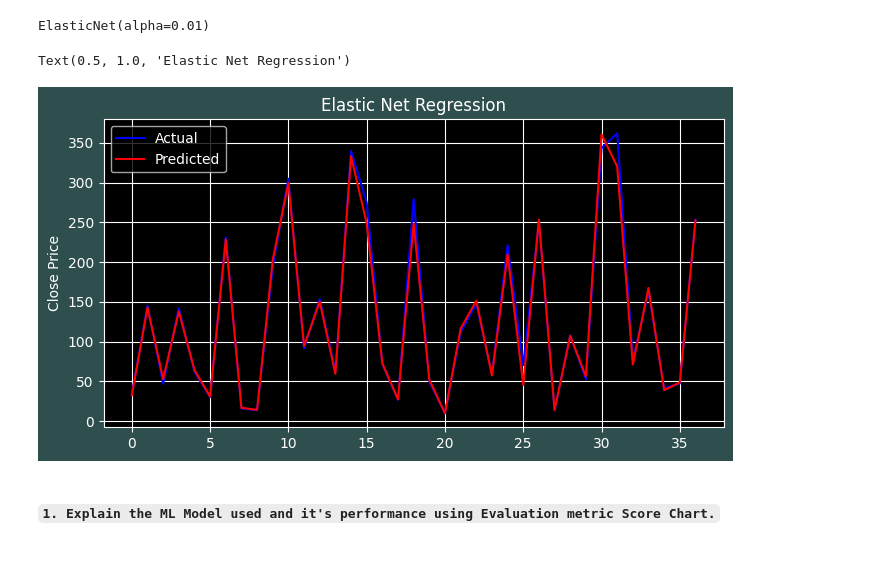
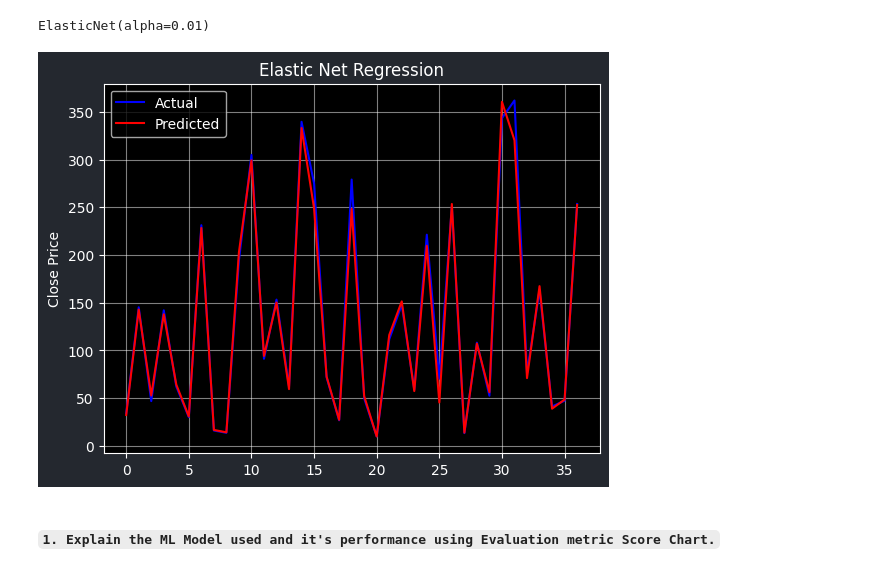
Before and after one commit to Rudraashish7/Capstone-Project-SupervisedML-Regression-Yes-Bank-Stock-Closing-Price-Prediction, a Jupyter notebook: Yes_Bank_Stock_Closing_Price_Prediction(Capstone_Project_Supervised_ML_Regression).ipynb, the cells around one changed output. Cells and saved outputs as stored; diff of their text form; code cells hidden in the pictures.

```diff
--- a/Yes_Bank_Stock_Closing_Price_Prediction(Capstone_Project_Supervised_ML_Regression).ipynb
+++ b/Yes_Bank_Stock_Closing_Price_Prediction(Capstone_Project_Supervised_ML_Regression).ipynb
@@ -748,10 +779,16 @@ No missing values were found in the dataset, as confirmed earlier. Therefore, th
 ### **`2. Handling Outliers`**
 # %%
 # Create a figure with a size of 10x6 inches
-plt.figure(figsize=(10, 6))
+fig = plt.figure(figsize=(10, 6))
+
+# Set the background colors for the figure and axes
+plot_bgcolor = (36/255, 40/255, 47/255, 1)  # RGB values divided by 255, with alpha=1 for full opacity
+paper_bgcolor = (51/255, 56/255, 66/255, 1)
+
+fig.patch.set_facecolor(plot_bgcolor)  # Set the background color of the figure
 
 # Add a super title to the plot
-plt.suptitle('Studying the Outliers after Log Transformation')
+plt.suptitle('Studying the Outliers after Log Transformation', color='white', fontsize=16)
 
 # Define a list of colors for the boxplots
 color_list = ['blue', 'green', 'red', 'grey']
@@ -764,9 +801,14 @@ for i, column in enumerate(stock_df.columns):
     # Apply a log transformation to the column and create a boxplot
     sns.boxplot(x=np.log10(stock_df[column]), color=color_list[i])
 
+    # Set the background color of the axes
+    plt.gca().patch.set_facecolor(paper_bgcolor)
+
     # Add a title to each subplot
-    plt.title(column)
+    plt.title(column, color='white')
 
 # Adjust the layout of the subplots
 plt.tight_layout()
+
+plt.show()
 # %% [output]
@@ -1508,32 +1592,33 @@ ElasticNet(alpha=0.01)
 
 y_pred_elasticnet = elasticnet.predict(X_test)
 # %%
-# Importing the libraries
-import matplotlib.pyplot as plt
+# Set the background colors for the figure
+plot_bgcolor = (36/255, 40/255, 47/255, 1)  # RGB values divided by 255, with alpha=1 for full opacity
 
-# Create a figure with a specified size
-plt.figure(figsize=(8, 4))
+plt.gcf().patch.set_facecolor(plot_bgcolor)  # Set the background color of the figure
 
-# Plot the actual Close prices from the test set
+# Plot the actual Close prices from the test set in blue
 plt.plot(np.array(10**y_test), color='blue')
 
-# Plot the predicted Close prices from the ElasticNet regression model
+# Plot the predicted Close prices from the ElasticNet regression model in red
 plt.plot(10**y_pred_elasticnet, color='red')
 
 # Set the y-axis label
 plt.ylabel("Close Price")
 
 # Add grid lines to the plot
-plt.grid(True)
+plt.grid(True, alpha=0.5)  # Set the alpha value for grid lines
 
 # Add a legend for the plotted lines
 plt.legend(["Actual", "Predicted"])
 
-# Set the title of the plot
-plt.title("Elastic Net Regression")
+# Set the title of the plot with white color
+plt.title("Elastic Net Regression", color='white')
+
+# Display the plot
+plt.show()
 # %% [output]
-Text(0.5, 1.0, 'Elastic Net Regression')
-[figure, old version]
+[figure, new version]
 # %% [markdown]
 #### **`1. Explain the ML Model used and it's performance using Evaluation metric Score Chart.`**
 # %% [markdown]
```
Also changed, not shown: parts of 17 cells of this notebook.
